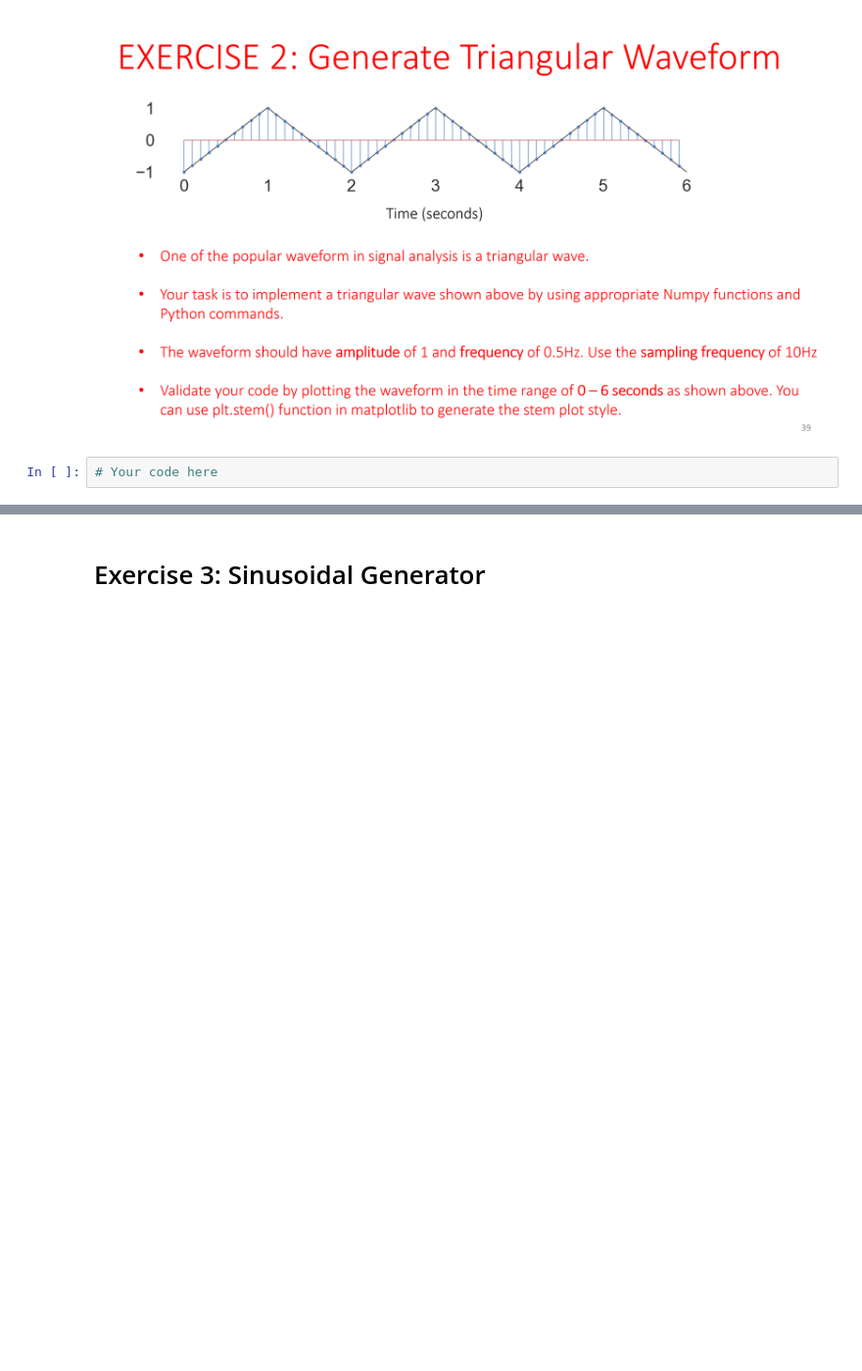
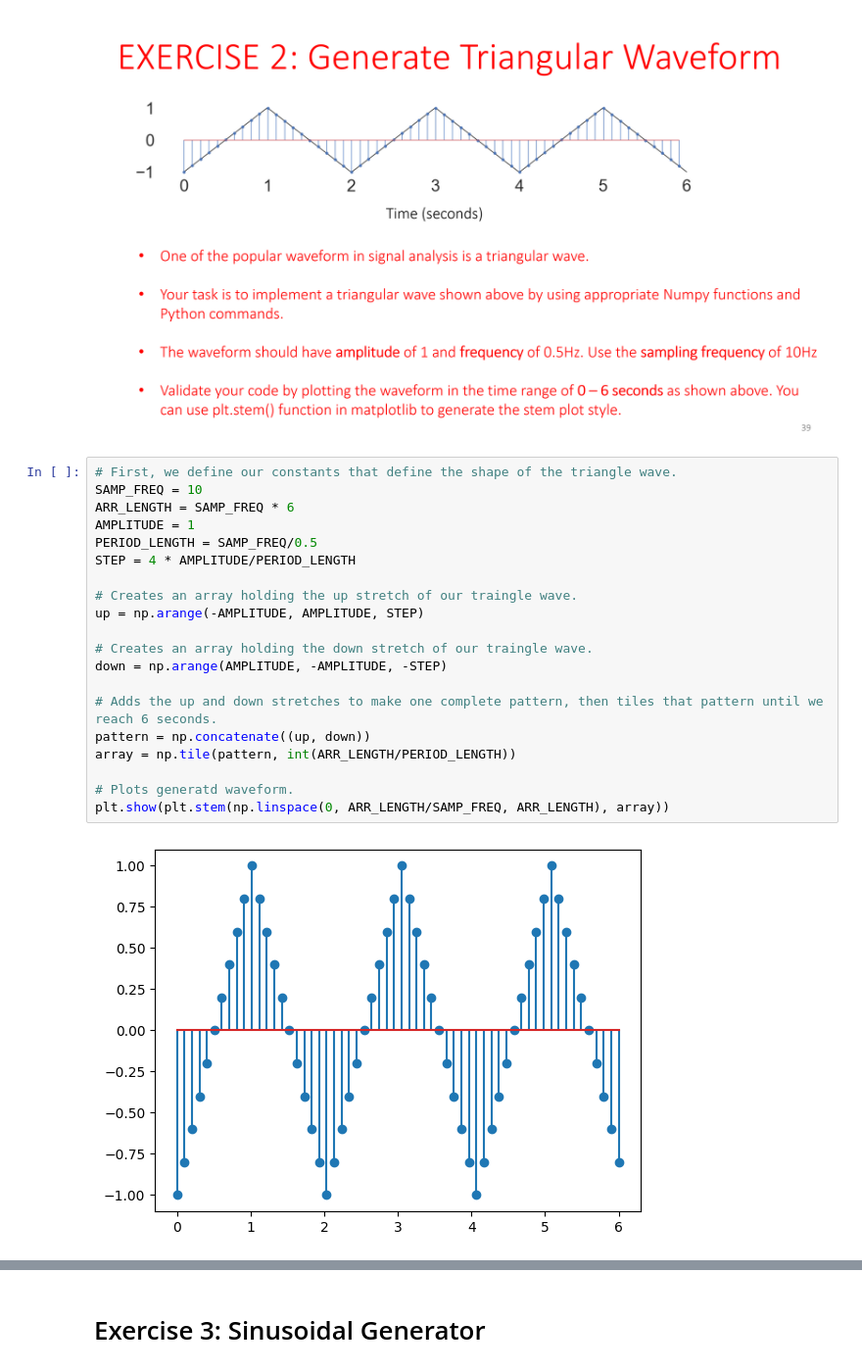
Before and after one commit to BanBot-2/EE-241-D, a Jupyter notebook: Labs/Lab 2/Lab2_Ben_Yehoshua.ipynb, the cells around one changed output, grey strips where cells are left out. Shown at 98% size. Saved outputs shown, nothing was run; the diff lists cells and outputs as text; blank space fills up the shorter version.

```diff
--- a/Labs/Lab 2/Lab2_Ben_Yehoshua.ipynb
+++ b/Labs/Lab 2/Lab2_Ben_Yehoshua.ipynb
@@ -57,5 +70,25 @@ np.sum(arr2d_3_loop == arr2d_3_np) == 1000 * 1000 # Should output True if the ou
 Image('lab2_exercise2.PNG', width = 1000)
 # %% [output]
 [figure]
-# %%
-# Your code here
+# %%
+# First, we define our constants that define the shape of the triangle wave.
+SAMP_FREQ = 10
+ARR_LENGTH = SAMP_FREQ * 6
+AMPLITUDE = 1
+PERIOD_LENGTH = SAMP_FREQ/0.5
+STEP = 4 * AMPLITUDE/PERIOD_LENGTH
+
+# Creates an array holding the up stretch of our traingle wave.
+up = np.arange(-AMPLITUDE, AMPLITUDE, STEP)
+
+# Creates an array holding the down stretch of our traingle wave.
+down = np.arange(AMPLITUDE, -AMPLITUDE, -STEP)
+
+# Adds the up and down stretches to make one complete pattern, then tiles that pattern until we reach 6 seconds.
+pattern = np.concatenate((up, down))
+array = np.tile(pattern, int(ARR_LENGTH/PERIOD_LENGTH))
+
+# Plots generatd waveform.
+plt.show(plt.stem(np.linspace(0, ARR_LENGTH/SAMP_FREQ, ARR_LENGTH), array))
+# %% [output]
+[figure, added]
```
Also changed, not shown: parts of 16 cells of this notebook, 4 other files.
